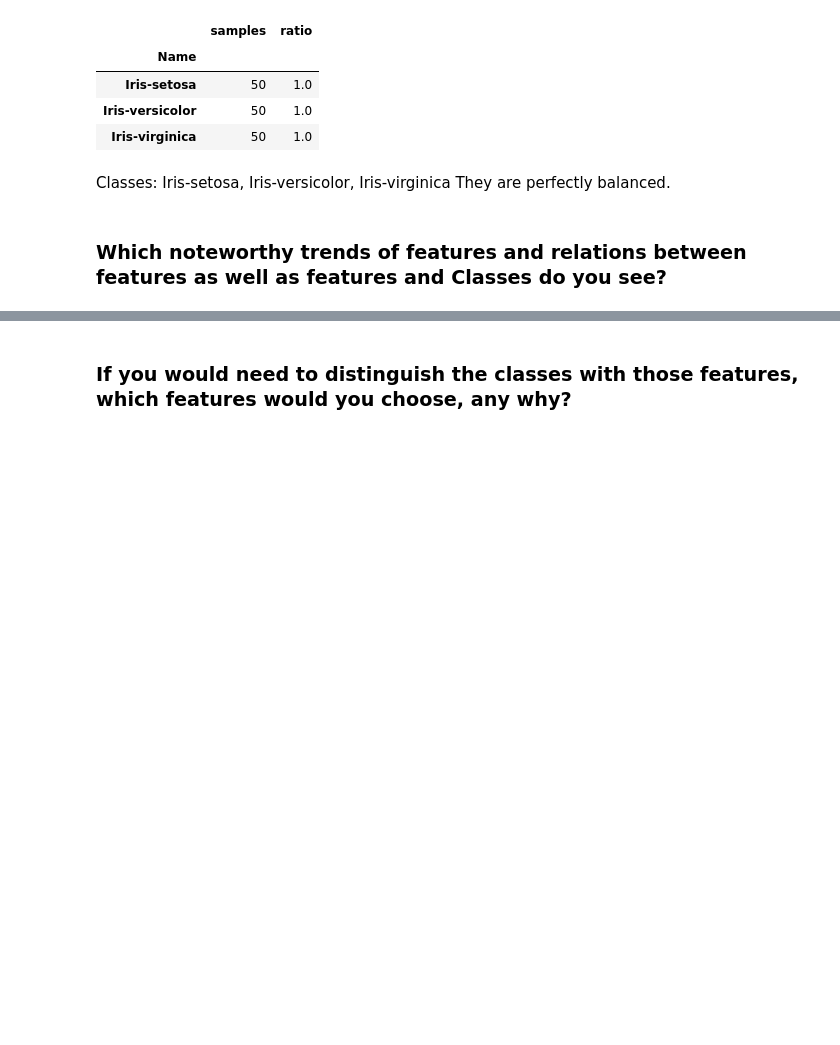
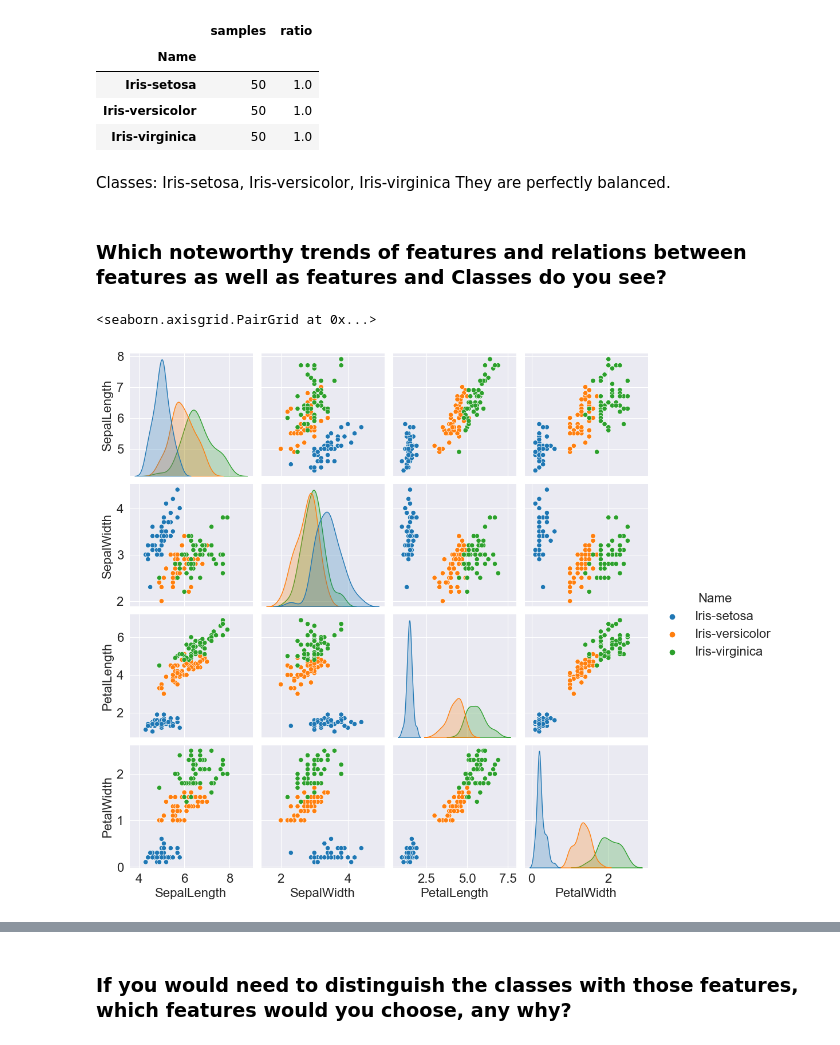
Before and after one commit to fweingartshofer/mc-ml, a Jupyter notebook: e02/iris.ipynb, the cells around one changed output, grey strips where cells are left out. Cells and saved outputs as stored; diff of their text form; code cells hidden in the pictures; blank space fills up the shorter version.

```diff
--- a/e02/iris.ipynb
+++ b/e02/iris.ipynb
@@ -8,11 +8,15 @@ answers:
 # %% [markdown]
 ### Which classes exist? Are they (roughly) balanced?
 # %%
-from utils import ratio
+import utils
 import pandas as pd
+import matplotlib as plt
+from sklearn import preprocessing
+
+plt.rc('font', size=16)
 
 df = pd.read_csv('iris.csv')
-ratio(df, 'Name')
+utils.ratio(df, 'Name')
 # %% [output]
 |  | samples | ratio |
 | Name |  |  |
@@ -24,3 +28,10 @@ Classes: Iris-setosa, Iris-versicolor, Iris-virginica
 They are perfectly balanced.
 # %% [markdown]
 ### Which noteworthy trends of features and relations between features as well as features and Classes do you see?
+# %%
+import seaborn as sns
+
+sns.pairplot(df, hue='Name')
+# %% [output]
+<seaborn.axisgrid.PairGrid at 0x...>
+[figure, added]
```
Also changed, not shown: parts of 8 cells of this notebook, 1 other file.
